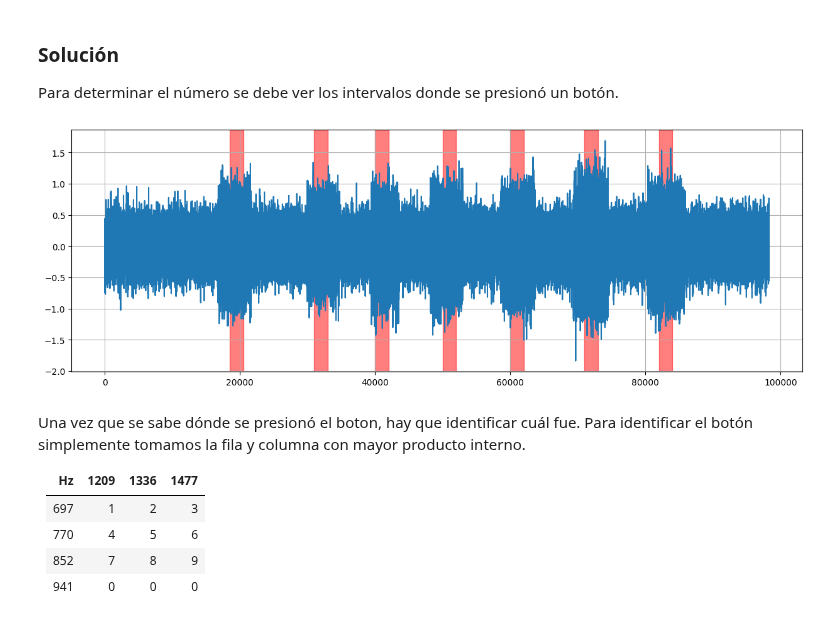
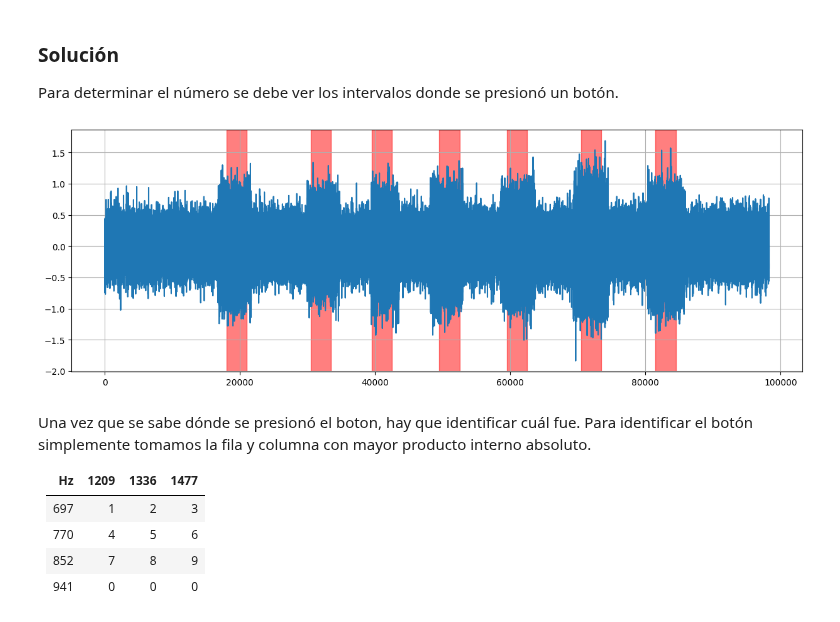
Before and after one commit to francoherg/PDS-2025, a Jupyter notebook: Practica/Guia3/3-5.ipynb, the cells around one changed output. Saved outputs shown, nothing was run; the diff lists cells and outputs as text; code cells hidden in the pictures.

```diff
--- a/Practica/Guia3/3-5.ipynb
+++ b/Practica/Guia3/3-5.ipynb
@@ -11,37 +11,37 @@ Para determinar el número se debe ver los intervalos donde se presionó un bot
 # %%
 import numpy as np
 import matplotlib.pyplot as plt
 
 # Leer archivo
 telefono = np.loadtxt('te.txt')
 
 # identificar
 
 # Graficar
 fig, ax = plt.subplots()
 fig.set_figheight(5)
 fig.set_figwidth(15)
 ax.grid()
 
 # Zonas de botones
 zonas = [
-    {'ini':18500, 'fin':20500},
-    {'ini':31000, 'fin':33000},
-    {'ini':40000, 'fin':42000},
-    {'ini':50000, 'fin':52000},
-    {'ini':60000, 'fin':62000},
-    {'ini':71000, 'fin':73000},
-    {'ini':82000, 'fin':84000}
+    {'ini':18000, 'fin':21000},
+    {'ini':30500, 'fin':33500},
+    {'ini':39500, 'fin':42500},
+    {'ini':49500, 'fin':52500},
+    {'ini':59500, 'fin':62500},
+    {'ini':70500, 'fin':73500},
+    {'ini':81500, 'fin':84500}
 ]
 for zona in zonas:
     ax.axvspan(zona['ini'], zona['fin'], color='red', alpha=0.5)
 
 ax.plot(telefono)
 plt.show()
 # %% [output]
-[figure, old version]
+[figure, new version]
 # %% [markdown]
-Una vez que se sabe dónde se presionó el boton, hay que identificar cuál fue. Para identificar el botón simplemente tomamos la fila y columna con mayor producto interno.
+Una vez que se sabe dónde se presionó el boton, hay que identificar cuál fue. Para identificar el botón simplemente tomamos la fila y columna con mayor producto interno absoluto.
 
 | Hz  | 1209 | 1336 | 1477 |
 | --- | ---- | ---- | ---- |
```
Also changed, not shown: parts of 1 cell of this notebook.
